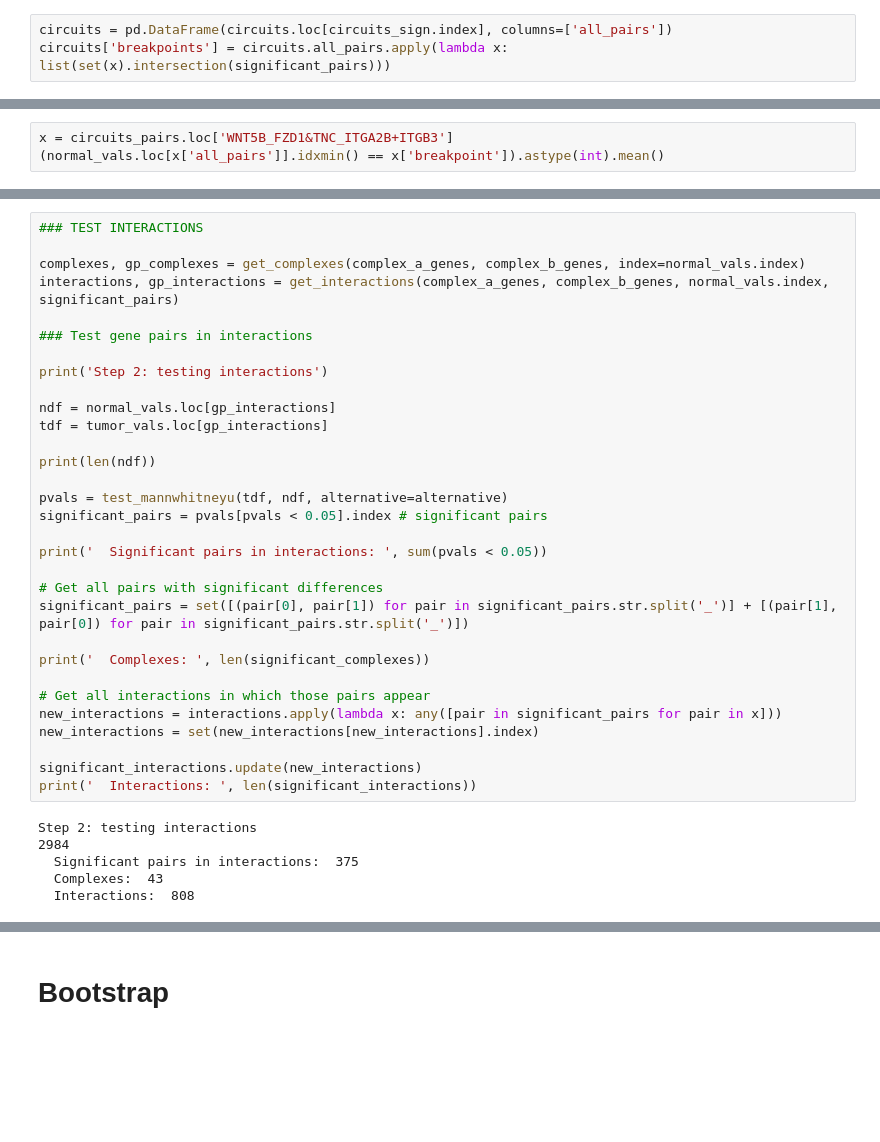
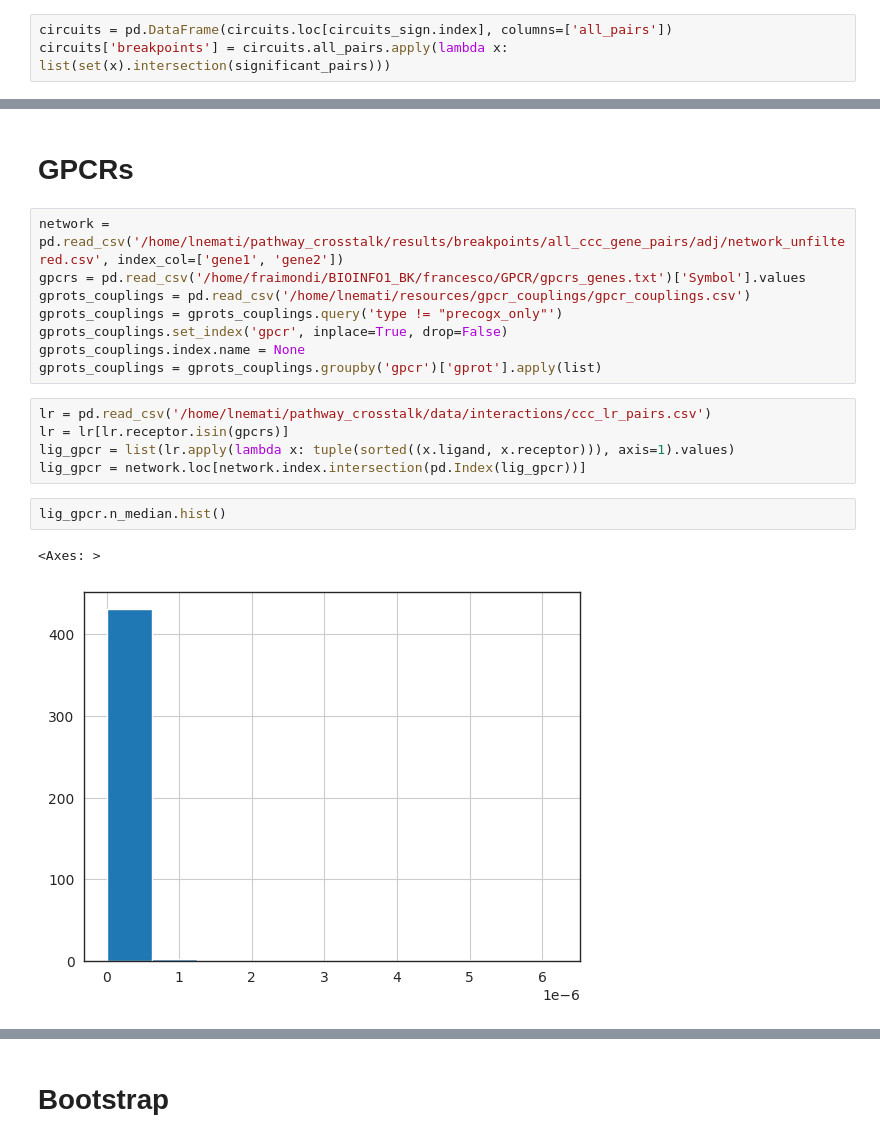
Before and after one commit to lorenzoamir/cci_circuits_paper_2025, a Jupyter notebook: code/notebook.ipynb, the cells around one changed output, grey strips where cells are left out. Cells and saved outputs as stored; diff of their text form; blank space fills up the shorter version.

```diff
--- a/code/notebook.ipynb
+++ b/code/notebook.ipynb
@@ -448,3 +419,0 @@ circuits
-# %%
-x = circuits_pairs.loc['WNT5B_FZD1&TNC_ITGA2B+ITGB3']
-(normal_vals.loc[x['all_pairs']].idxmin() == x['breakpoint']).astype(int).mean()
@@ -589,37 +420,20 @@ NameError: name 'get_complexes' is not defined
-# %%
-### TEST INTERACTIONS
-
-complexes, gp_complexes = get_complexes(complex_a_genes, complex_b_genes, index=normal_vals.index)
-interactions, gp_interactions = get_interactions(complex_a_genes, complex_b_genes, normal_vals.index, significant_pairs)
-
-### Test gene pairs in interactions
-
-print('Step 2: testing interactions')
-
-ndf = normal_vals.loc[gp_interactions]
-tdf = tumor_vals.loc[gp_interactions]
-
-print(len(ndf))
-
-pvals = test_mannwhitneyu(tdf, ndf, alternative=alternative)
-significant_pairs = pvals[pvals < 0.05].index # significant pairs
-
-print('  Significant pairs in interactions: ', sum(pvals < 0.05))
-
-# Get all pairs with significant differences
-significant_pairs = set([(pair[0], pair[1]) for pair in significant_pairs.str.split('_')] + [(pair[1], pair[0]) for pair in significant_pairs.str.split('_')])
-
-print('  Complexes: ', len(significant_complexes))
-
-# Get all interactions in which those pairs appear
-new_interactions = interactions.apply(lambda x: any([pair in significant_pairs for pair in x]))
-new_interactions = set(new_interactions[new_interactions].index)
-
-significant_interactions.update(new_interactions)
-print('  Interactions: ', len(significant_interactions))
-# %% [output]
-Step 2: testing interactions
-2984
-  Significant pairs in interactions:  375
-  Complexes:  43
-  Interactions:  808
+# %% [markdown]
+# GPCRs
+# %%
+network = pd.read_csv('/home/lnemati/pathway_crosstalk/results/breakpoints/all_ccc_gene_pairs/adj/network_unfiltered.csv', index_col=['gene1', 'gene2'])
+gpcrs = pd.read_csv('/home/fraimondi/BIOINFO1_BK/francesco/GPCR/gpcrs_genes.txt')['Symbol'].values
+gprots_couplings = pd.read_csv('/home/lnemati/resources/gpcr_couplings/gpcr_couplings.csv')
+gprots_couplings = gprots_couplings.query('type != "precogx_only"')
+gprots_couplings.set_index('gpcr', inplace=True, drop=False)
+gprots_couplings.index.name = None
+gprots_couplings = gprots_couplings.groupby('gpcr')['gprot'].apply(list)
+# %%
+lr = pd.read_csv('/home/lnemati/pathway_crosstalk/data/interactions/ccc_lr_pairs.csv')
+lr = lr[lr.receptor.isin(gpcrs)]
+lig_gpcr = list(lr.apply(lambda x: tuple(sorted((x.ligand, x.receptor))), axis=1).values)
+lig_gpcr = network.loc[network.index.intersection(pd.Index(lig_gpcr))]
+# %%
+lig_gpcr.n_median.hist()
+# %% [output]
+<Axes: >
+[figure, added]
```
Also changed, not shown: parts of 63 cells of this notebook, 2 other files.
